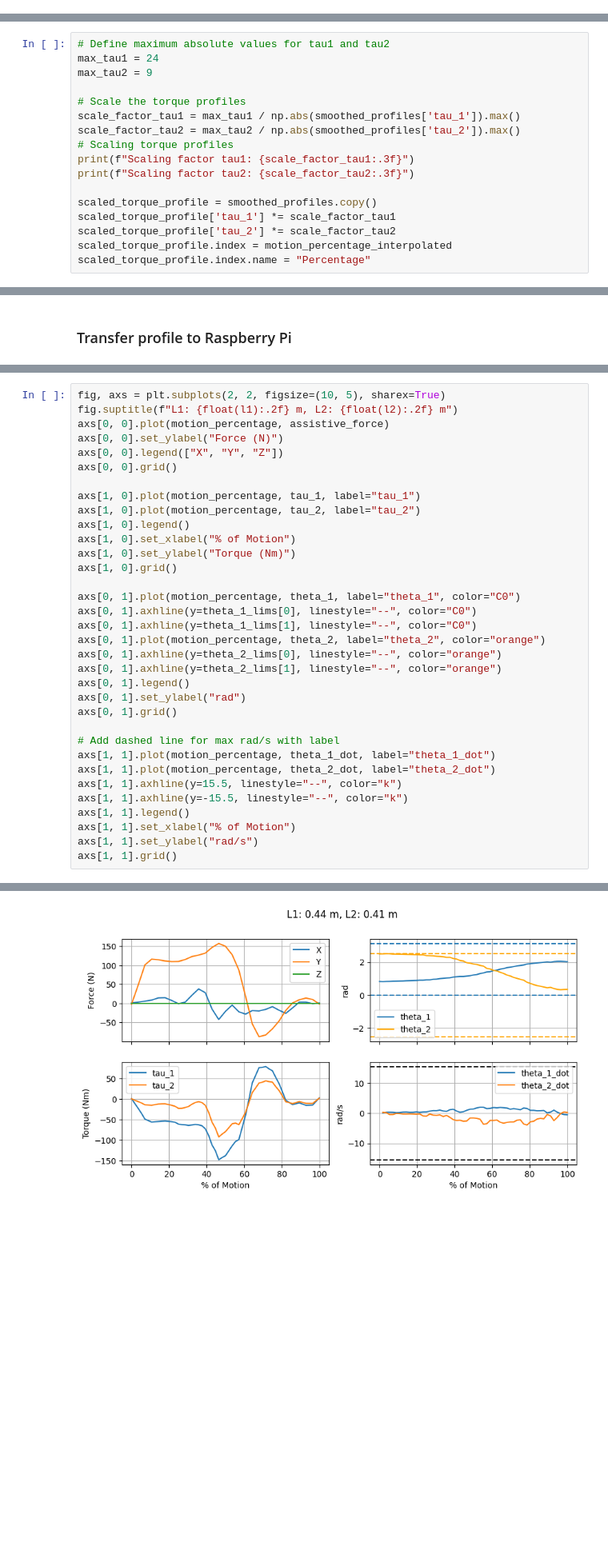
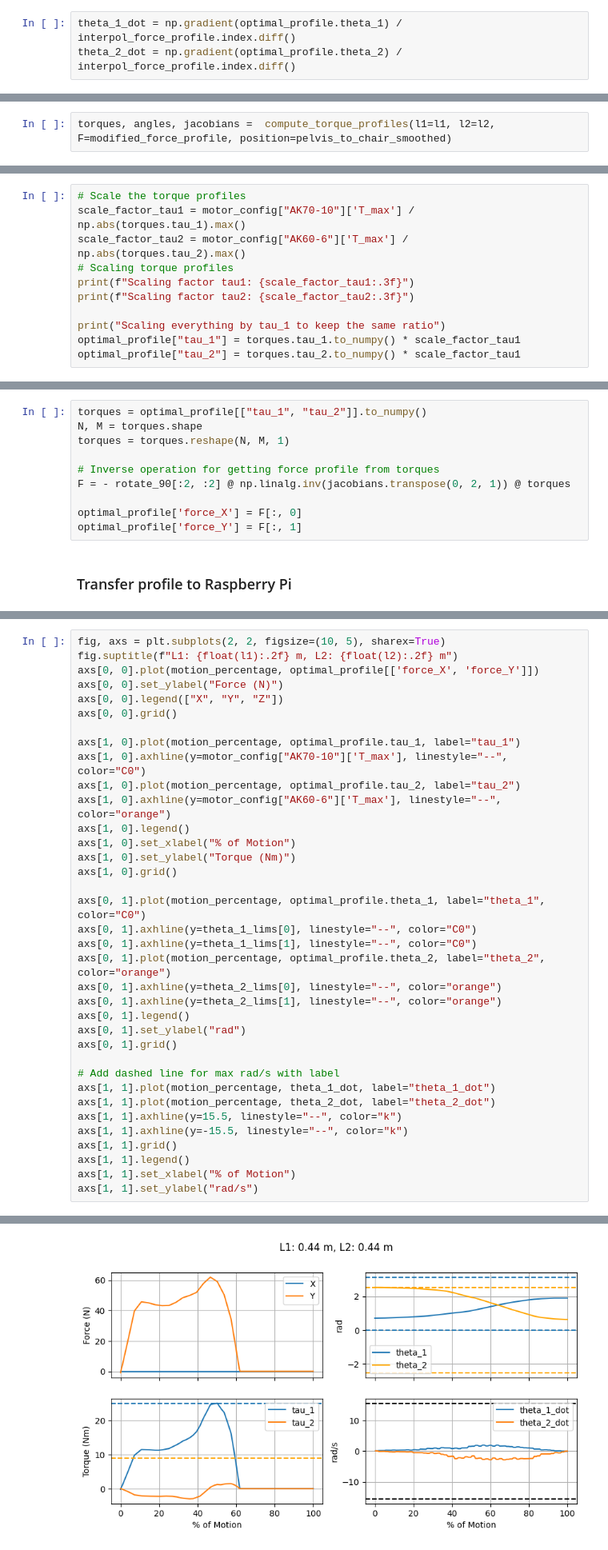
Before and after one commit to Harvard-Slade-Lab/assistive-arm, a Jupyter notebook: notebooks/optimal_length_torque.ipynb, the cells around one changed output, grey strips where cells are left out. Shown at 80% size. Drawn from its saved outputs; the diff is of its cells as text; blank space fills up the shorter version.

Commit message:
Calculate force

```diff
--- a/notebooks/optimal_length_torque.ipynb
+++ b/notebooks/optimal_length_torque.ipynb
@@ -211,0 +206,3 @@ smoothed_profiles = smooth_dataframe(df=interpolated_profile, window_size=5)
+# %%
+theta_1_dot = np.gradient(optimal_profile.theta_1) / interpol_force_profile.index.diff()
+theta_2_dot = np.gradient(optimal_profile.theta_2) / interpol_force_profile.index.diff()
@@ -215 +236,3 @@ motion_percentage_interpolated = (smoothed_profiles.index - smoothed_profiles.in
+# %%
+torques, angles, jacobians =  compute_torque_profiles(l1=l1, l2=l2, F=modified_force_profile, position=pelvis_to_chair_smoothed)
 # %% [markdown]
@@ -216,19 +240,13 @@ motion_percentage_interpolated = (smoothed_profiles.index - smoothed_profiles.in
 ### Scale profiles to a set MIN/MAX range
 # %%
-# Define maximum absolute values for tau1 and tau2
-max_tau1 = 24
-max_tau2 = 9
-
 # Scale the torque profiles
-scale_factor_tau1 = max_tau1 / np.abs(smoothed_profiles['tau_1']).max()
-scale_factor_tau2 = max_tau2 / np.abs(smoothed_profiles['tau_2']).max()
+scale_factor_tau1 = motor_config["AK70-10"]['T_max'] / np.abs(torques.tau_1).max()
+scale_factor_tau2 = motor_config["AK60-6"]['T_max'] / np.abs(torques.tau_2).max()
 # Scaling torque profiles
 print(f"Scaling factor tau1: {scale_factor_tau1:.3f}")
 print(f"Scaling factor tau2: {scale_factor_tau2:.3f}")
 
-scaled_torque_profile = smoothed_profiles.copy()
-scaled_torque_profile['tau_1'] *= scale_factor_tau1
-scaled_torque_profile['tau_2'] *= scale_factor_tau2
-scaled_torque_profile.index = motion_percentage_interpolated
-scaled_torque_profile.index.name = "Percentage"
+print("Scaling everything by tau_1 to keep the same ratio")
+optimal_profile["tau_1"] = torques.tau_1.to_numpy() * scale_factor_tau1
+optimal_profile["tau_2"] = torques.tau_2.to_numpy() * scale_factor_tau1
 # %% [output]
@@ -249,2 +258,12 @@ plt.show()
+# %%
+torques = optimal_profile[["tau_1", "tau_2"]].to_numpy()
+N, M = torques.shape
+torques = torques.reshape(N, M, 1)
+
+# Inverse operation for getting force profile from torques
+F = - rotate_90[:2, :2] @ np.linalg.inv(jacobians.transpose(0, 2, 1)) @ torques
+
+optimal_profile['force_X'] = F[:, 0]
+optimal_profile['force_Y'] = F[:, 1]
 # %% [markdown]
 ### Transfer profile to Raspberry Pi
@@ -317,22 +365,24 @@ plt.show()
 # %%
 fig, axs = plt.subplots(2, 2, figsize=(10, 5), sharex=True)
 fig.suptitle(f"L1: {float(l1):.2f} m, L2: {float(l2):.2f} m")
-axs[0, 0].plot(motion_percentage, assistive_force)
+axs[0, 0].plot(motion_percentage, optimal_profile[['force_X', 'force_Y']])
 axs[0, 0].set_ylabel("Force (N)")
 axs[0, 0].legend(["X", "Y", "Z"])
 axs[0, 0].grid()
 
-axs[1, 0].plot(motion_percentage, tau_1, label="tau_1")
-axs[1, 0].plot(motion_percentage, tau_2, label="tau_2")
+axs[1, 0].plot(motion_percentage, optimal_profile.tau_1, label="tau_1")
+axs[1, 0].axhline(y=motor_config["AK70-10"]['T_max'], linestyle="--", color="C0")
+axs[1, 0].plot(motion_percentage, optimal_profile.tau_2, label="tau_2")
+axs[1, 0].axhline(y=motor_config["AK60-6"]['T_max'], linestyle="--", color="orange")
 axs[1, 0].legend()
 axs[1, 0].set_xlabel("% of Motion")
 axs[1, 0].set_ylabel("Torque (Nm)")
 axs[1, 0].grid()
 
-axs[0, 1].plot(motion_percentage, theta_1, label="theta_1", color="C0")
+axs[0, 1].plot(motion_percentage, optimal_profile.theta_1, label="theta_1", color="C0")
 axs[0, 1].axhline(y=theta_1_lims[0], linestyle="--", color="C0")
 axs[0, 1].axhline(y=theta_1_lims[1], linestyle="--", color="C0")
-axs[0, 1].plot(motion_percentage, theta_2, label="theta_2", color="orange")
+axs[0, 1].plot(motion_percentage, optimal_profile.theta_2, label="theta_2", color="orange")
 axs[0, 1].axhline(y=theta_2_lims[0], linestyle="--", color="orange")
 axs[0, 1].axhline(y=theta_2_lims[1], linestyle="--", color="orange")
 axs[0, 1].legend()
@@ -344,8 +394,8 @@ axs[1, 1].plot(motion_percentage, theta_1_dot, label="theta_1_dot")
 axs[1, 1].plot(motion_percentage, theta_2_dot, label="theta_2_dot")
 axs[1, 1].axhline(y=15.5, linestyle="--", color="k")
 axs[1, 1].axhline(y=-15.5, linestyle="--", color="k")
+axs[1, 1].grid()
 axs[1, 1].legend()
 axs[1, 1].set_xlabel("% of Motion")
 axs[1, 1].set_ylabel("rad/s")
-axs[1, 1].grid()
 # %% [output]
@@ -352 +403 @@ axs[1, 1].grid()
-[figure, old version]
+[figure, new version]
```
Also changed, not shown: parts of 35 cells of this notebook, 12 other files.
